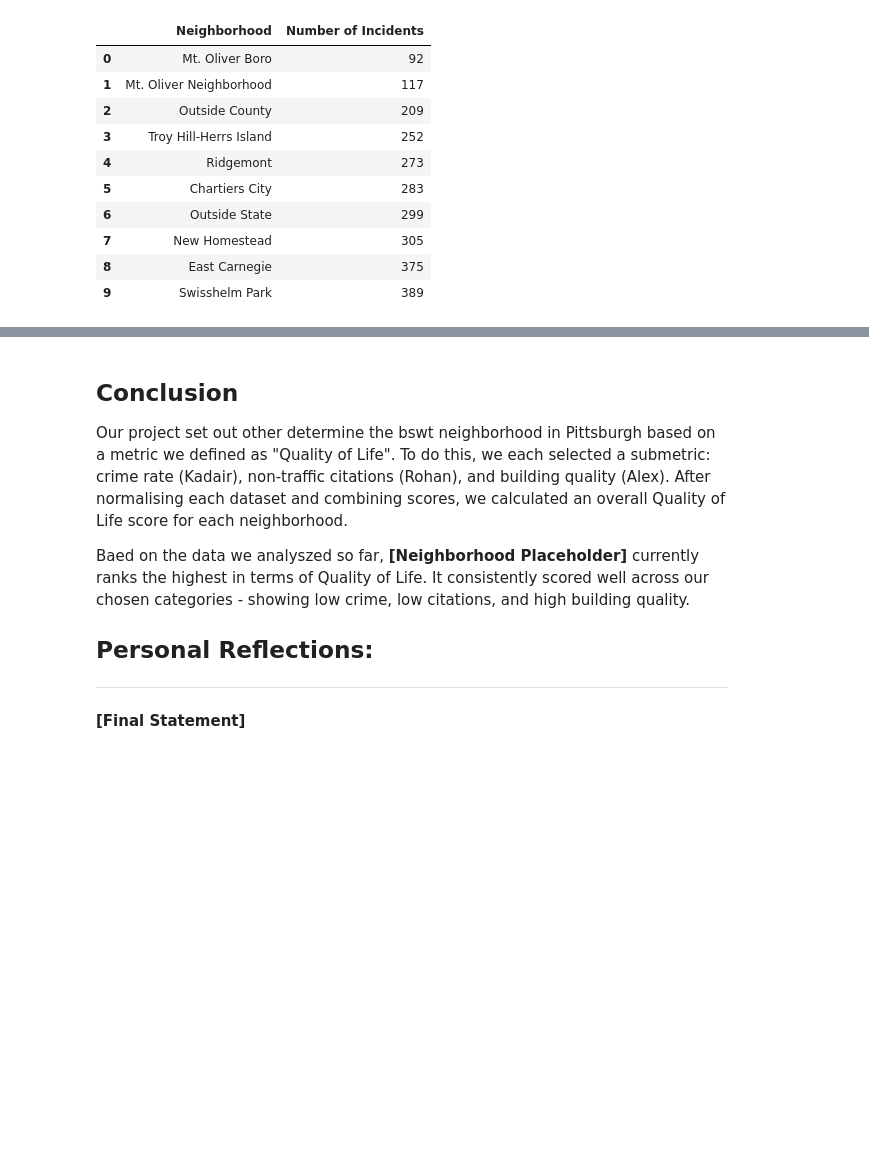
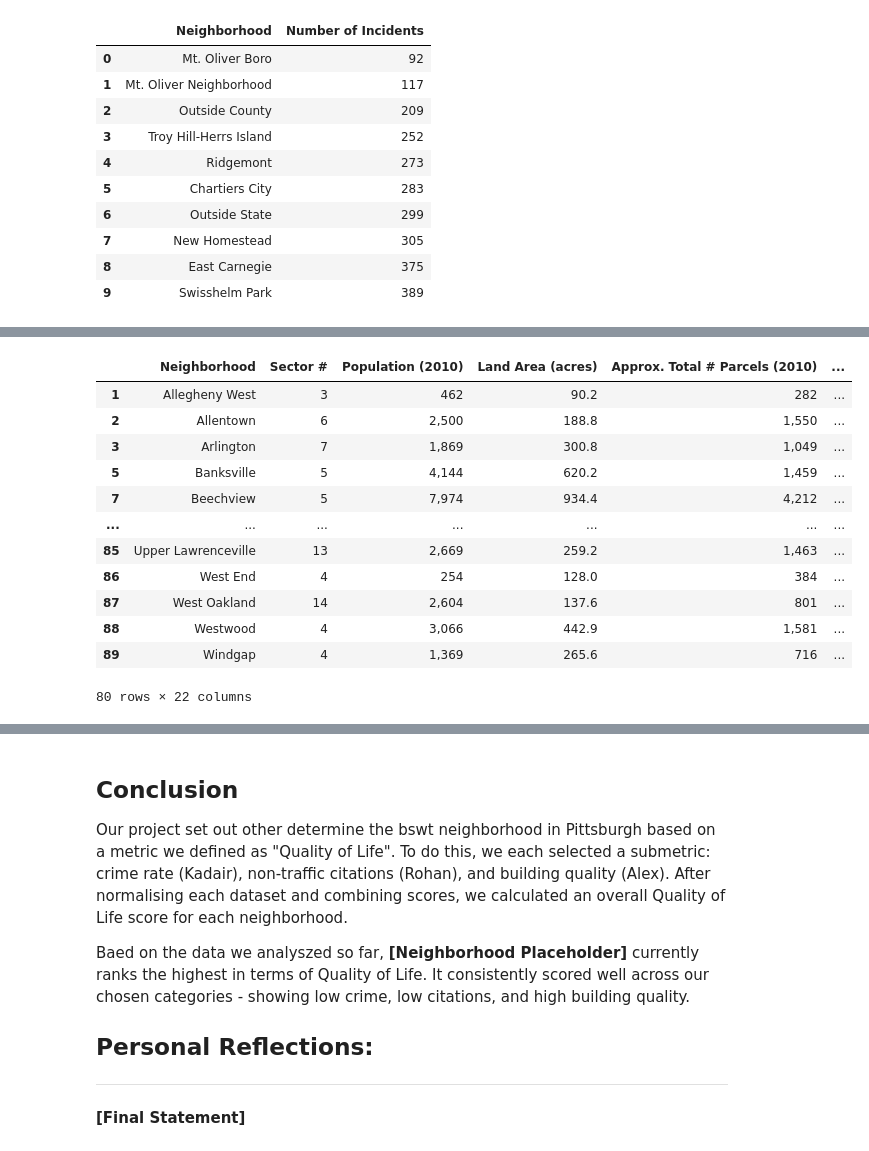
Before and after one commit to dairzewe/best-neighborhood-pgh, a Jupyter notebook: final_notebook/final_notebook.ipynb, the cells around one changed output, grey strips where cells are left out. Cells and saved outputs as stored; diff of their text form; code cells hidden in the pictures; blank space fills up the shorter version.

```diff
--- a/final_notebook/final_notebook.ipynb
+++ b/final_notebook/final_notebook.ipynb
@@ -197,0 +267,25 @@ Alex
+# %%
+import pandas as pd
+df = pd.read_csv("../Alex_Nguyen/built-enviornment-conditions.csv")
+condition_columns = [
+    '% Good / Excellent Condition Buildings (2009)',
+    '% Average Condition Buildings (2009)',
+    '% Poor / Derelict Condition Buildings (2009)'
+]
+df_clean = df.dropna(subset=condition_columns, how='all')
+
+df_clean
+# %% [output]
+|  | Neighborhood | Sector # | Population (2010) | Land Area (acres) | Approx. Total # Parcels (2010) | ... |
+| 1 | Allegheny West | 3 | 462 | 90.2 | 282 | ... |
+| 2 | Allentown | 6 | 2,500 | 188.8 | 1,550 | ... |
+| 3 | Arlington | 7 | 1,869 | 300.8 | 1,049 | ... |
+| 5 | Banksville | 5 | 4,144 | 620.2 | 1,459 | ... |
+| 7 | Beechview | 5 | 7,974 | 934.4 | 4,212 | ... |
+| ... | ... | ... | ... | ... | ... | ... |
+| 85 | Upper Lawrenceville | 13 | 2,669 | 259.2 | 1,463 | ... |
+| 86 | West End | 4 | 254 | 128.0 | 384 | ... |
+| 87 | West Oakland | 14 | 2,604 | 137.6 | 801 | ... |
+| 88 | Westwood | 4 | 3,066 | 442.9 | 1,581 | ... |
+| 89 | Windgap | 4 | 1,369 | 265.6 | 716 | ... |
+80 rows × 22 columns
```
Also changed, not shown: parts of 9 cells of this notebook.
